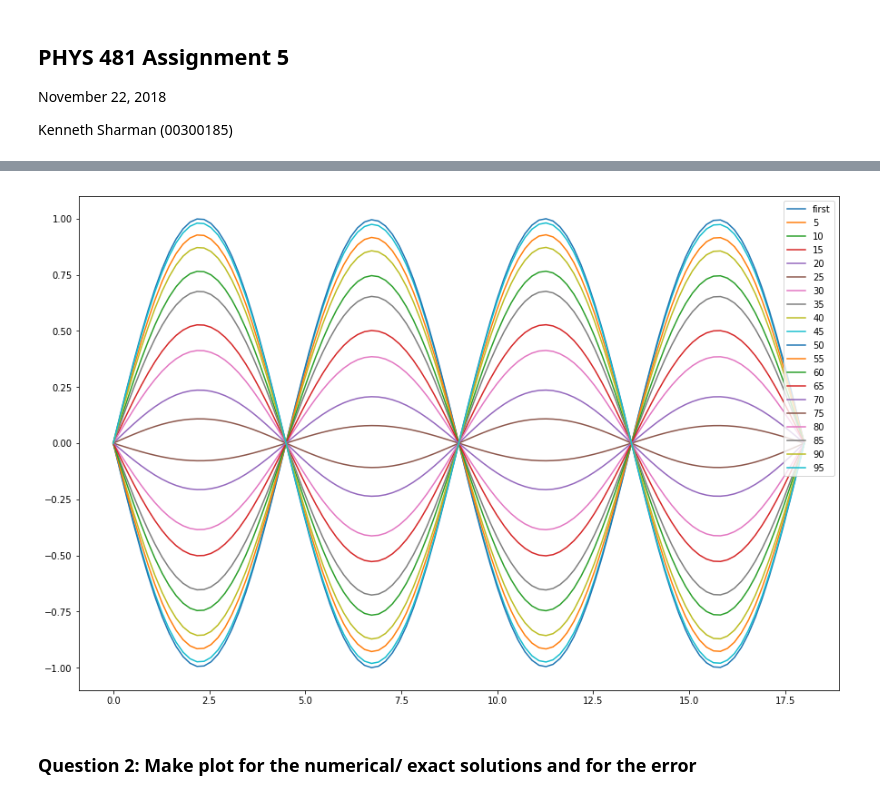
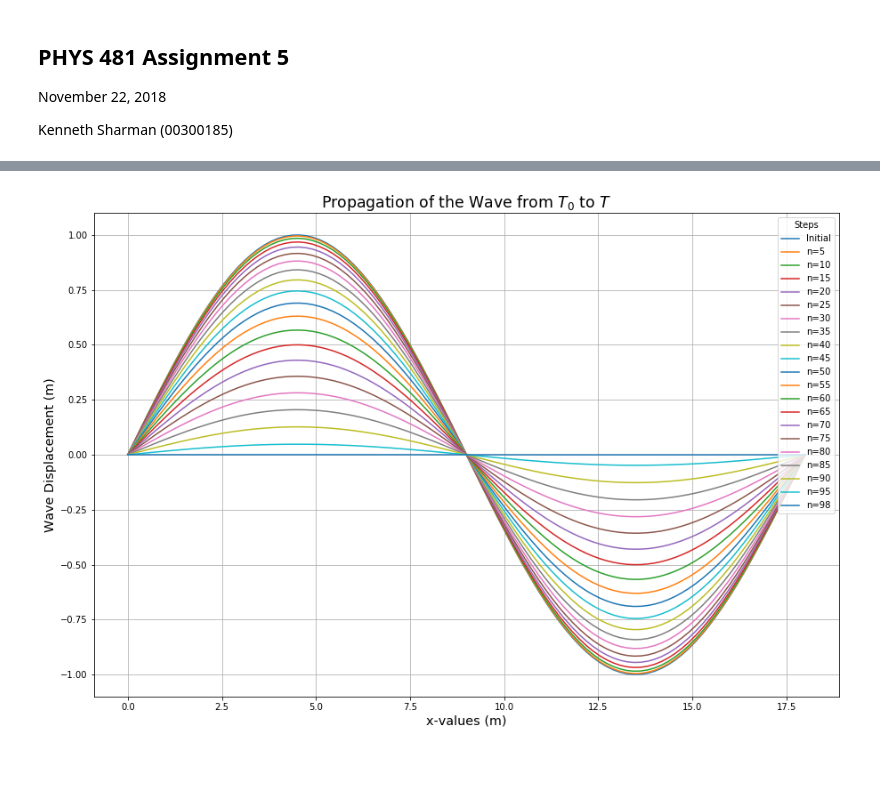
Before and after one commit to kennethsharman/PHYS_481, a Jupyter notebook: Assignments/Assignment_5.ipynb, the cells around one changed output, grey strips where cells are left out. Drawn from its saved outputs; the diff is of its cells as text; code cells hidden in the pictures; blank space fills up the shorter version.

```diff
--- a/Assignments/Assignment_5.ipynb
+++ b/Assignments/Assignment_5.ipynb
@@ -13,0 +49,27 @@ BLAH BLAH BLAH
+# %%
+'''Plot wavelength and period of analytic solution to 1D wave equation'''
+A, L, m, c = 1.0, 2.0, 1.0, 2.0 # set arbitrary values for wave solution
+
+def calc_analytic_soln(x, t):
+    '''
+    Function returns analytic solution to the 1D wave equation.
+    Parameters
+        x: spatial value(s)
+        t: temporal value(s)
+    '''
+    return A*np.sin((np.pi/L)*m*x) * np.cos((np.pi/L)*m*c*t)
+
+plt.figure(figsize=(15, 6)); # Set plot size
+
+x_vals = np.linspace(0, 4, 100) # spatial values to show wavelength
+t_vals = np.linspace(0, 2, 100) # temporal values to show period
+
+plt.subplot(1, 2, 1); plt.title('Wavelength of a Wave')
+plt.plot(x_vals, calc_analytic_soln(x_vals, t=0)) # plot 1 full wavelength
+plt.xlabel('x-values (m)',); plt.ylabel('Wave displacement (m)')
+
+plt.subplot(1, 2, 2); plt.title('Period of a Wave')
+plt.plot(t_vals, calc_analytic_soln(x=3.0, t=t_vals)) # plot 1 full period
+plt.xlabel('time-values (s)',); plt.ylabel('Wave displacement (m)')
+
+plt.show()
@@ -120,7 +225,6 @@ $$P = \frac{2L}{mc} = \frac{2(18)}{4(1)} = 9$$
 # %%
-wave = OneDWave(L=18,T=9,A=1,m=4,c=1)
+'''Plot wave over the course of 1/4 period to verify parameters'''
+wave = OneDWave(L=18,T=2.25,A=1,m=2,c=2)
 wave.step(plot=True)
 # %% [output]
-[figure, old version]
+[figure, new version]
-# %% [markdown]
-### Question 2: Make plot for the numerical/ exact solutions and for the error
```
Also changed, not shown: parts of 21 cells of this notebook.
